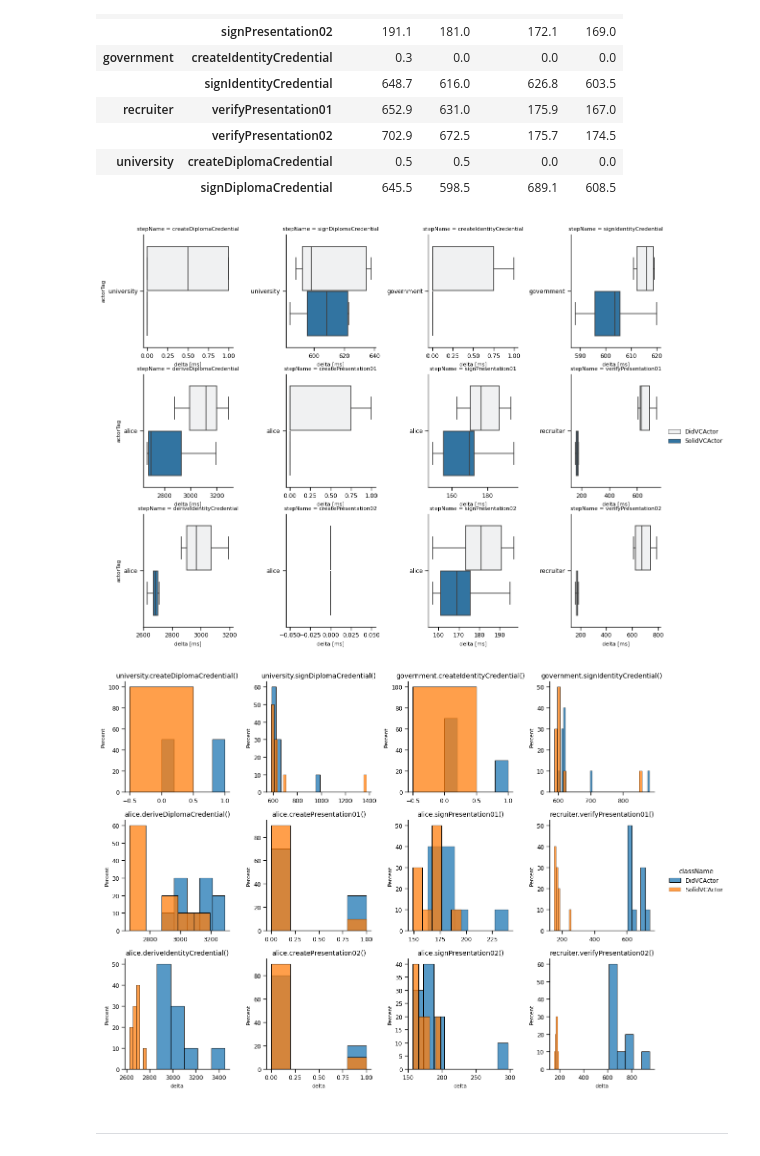
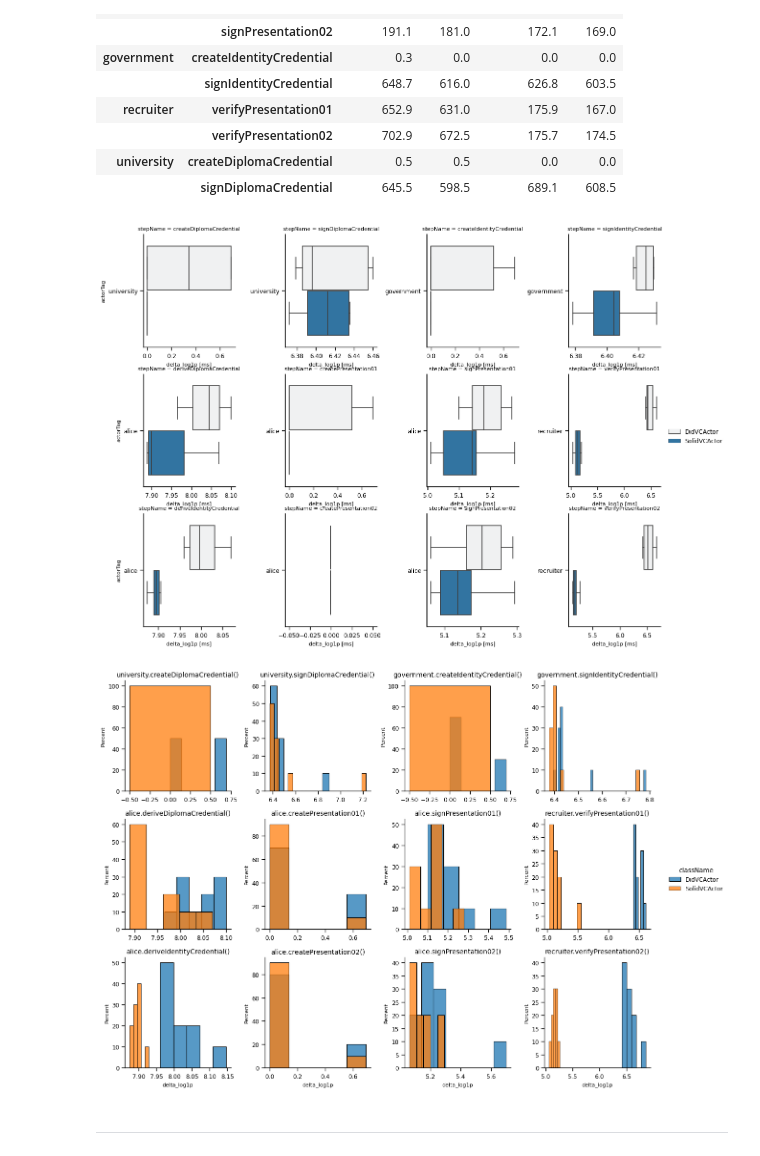
Before and after one commit to SolidLabResearch/pseudonymity-demo, a Jupyter notebook: profiling-report.ipynb, the cells around one changed output. Drawn from its saved outputs; the diff is of its cells as text; code cells hidden in the pictures.

```diff
--- a/profiling-report.ipynb
+++ b/profiling-report.ipynb
@@ -231,6 +238,6 @@ df_stepname_order
 # %%
 kwargs_violinplot = dict(
-    x='delta',
+    x=VAR_X,
     y='actorStep',
     hue='className'
 )
@@ -264,7 +271,7 @@ ax = sns.violinplot(snsdata,
                    )
 ax.set_title(title)
 ax.set_ylabel('Actor step')
-ax.set_xlabel('Execution time [ms]')
+ax.set_xlabel(VAR_X)
 ax.grid(alpha=.4)
 plt.savefig(os.path.join(DIR_REPORT,'violonplot-execution-time-per-actor-step-excl-pre-evaluation-phase.png'),pad_inches=.5)
 plt.show()
@@ -281,7 +288,7 @@ g.map_dataframe(sns.boxplot, x='delta', y='className')
 # %%
 snsdata = df_tl[df_tl.phase != 'pre-evaluation']
 kwargs_plot = dict(
-    x='delta',
+    x=VAR_X,
     y='actorTag',
     hue='className',
     orient='h',
@@ -361,7 +368,7 @@ df_tl_agg.unstack('className').swaplevel(0,1,axis=1).sort_index(axis=1).filter(r
 # %%
 kwargs_fg = dict(col = 'stepName',  col_wrap=4, sharey=False,sharex=False,aspect=1)
 kwargs_plot = dict(
-    x='delta',
+    x=VAR_X,
     y='actorTag',
     hue='className',
     orient='h',
@@ -378,39 +385,39 @@ g.add_legend()
 plt.savefig(os.path.join(DIR_REPORT,'boxplot-actor-on-delta-per-step.png'),pad_inches=.5)
 plt.show()
 # %% [output]
-[figure, old version]
+[figure, new version]
 # %%
 kwargs_fg = dict(col = 'stepName',
                  hue='className',
                  col_wrap=4,
                  sharey=False,
                  sharex=False,
                  legend_out=True,
                  col_order = df_stepname_order['stepName']
 )
 kwargs_plot = dict(
-    x='delta',
+    x=VAR_X,
     stat='percent',
     element='bars',
     discrete=False,
 )
 
 g = sns.FacetGrid(**kwargs_fg, data=df_tl)
 g = g.map_dataframe(sns.histplot, **kwargs_plot)
 for ax in g.axes.ravel():
     pass
 
 for i, r in df_stepname_order.iterrows():
     ax_i = g.axes_dict[r.stepName]
     ax_i.set_title(f'{r.actorTag}.{r.stepName}()')
 
 
 g.add_legend()
 g.tight_layout()
 plt.savefig(os.path.join(DIR_REPORT,'barplot-actor-on-percentage-delta-per-step.png'))
 plt.show()
 # %% [output]
-[figure, old version]
+[figure, new version]
 # %% [markdown]
 ---
 # %%
```
Also changed, not shown: parts of 18 cells of this notebook.
